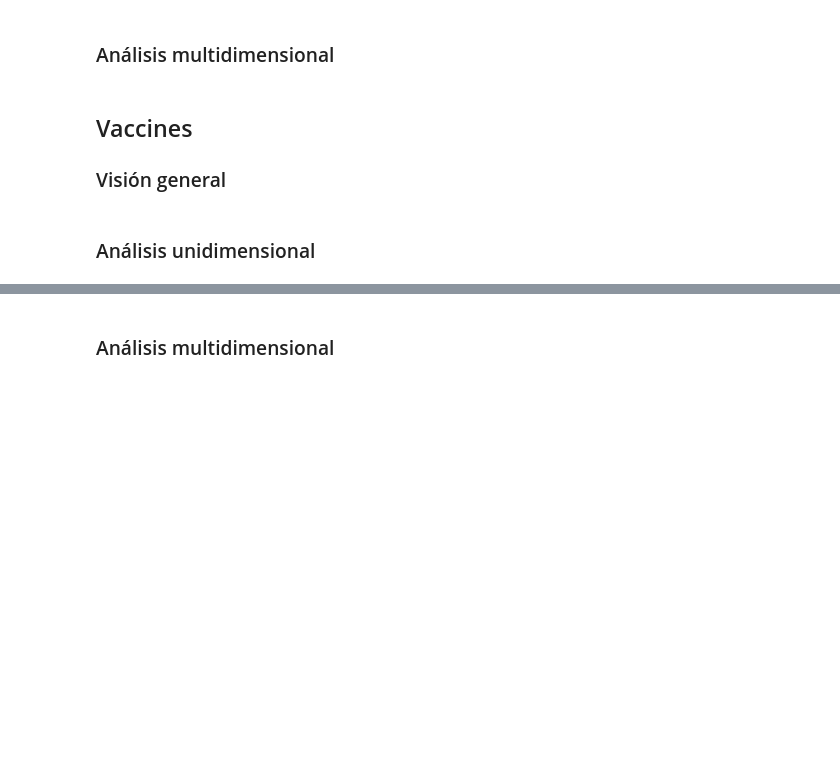
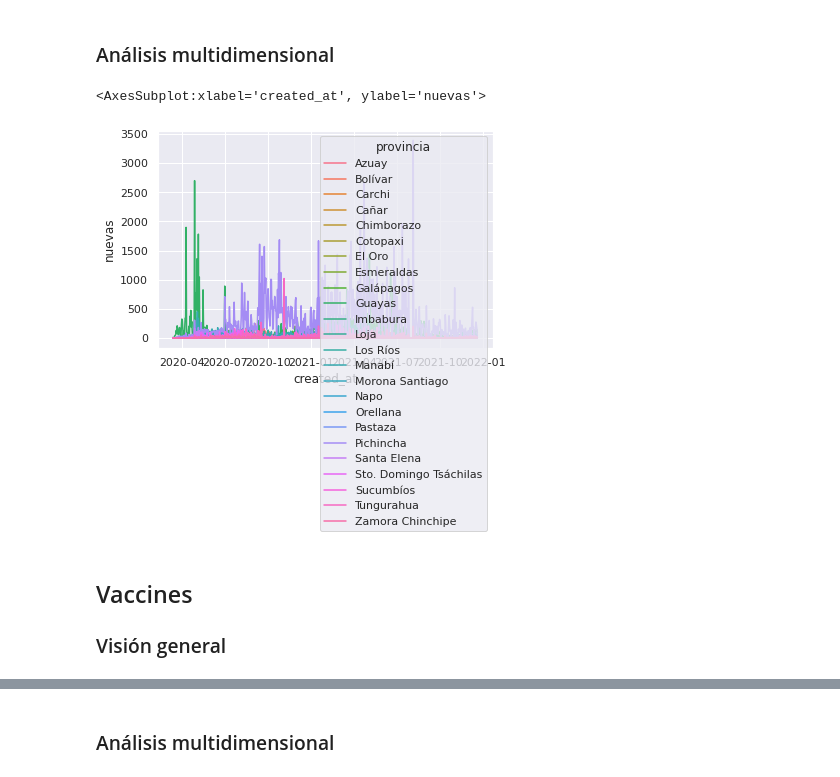
Before and after one commit to anthonymanotoa/covid-ec, a Jupyter notebook: notebooks/2.1-covid_exploration.ipynb, the cells around one changed output, grey strips where cells are left out. Cells and saved outputs as stored; diff of their text form; code cells hidden in the pictures; blank space fills up the shorter version.

```diff
--- a/notebooks/2.1-covid_exploration.ipynb
+++ b/notebooks/2.1-covid_exploration.ipynb
@@ -64,8 +75,11 @@ positives.describe()
 # %% [markdown]
 ### Análisis multidimensional
+# %%
+sns.lineplot(data=positives, x='created_at', y='nuevas', hue='provincia')
+# %% [output]
+<AxesSubplot:xlabel='created_at', ylabel='nuevas'>
+[figure, added]
 # %% [markdown]
 ## Vaccines
 
 ### Visión general
-# %% [markdown]
-### Análisis unidimensional
```
Also changed, not shown: parts of 10 cells of this notebook, 4 other files.
